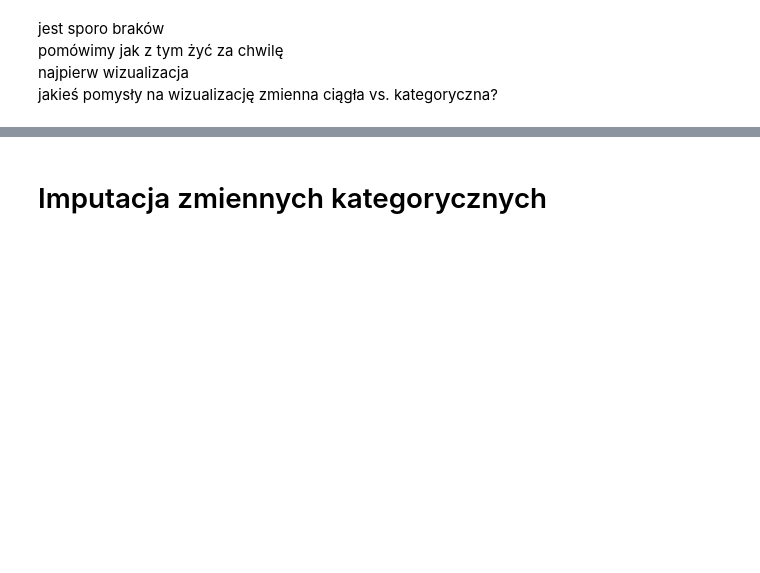
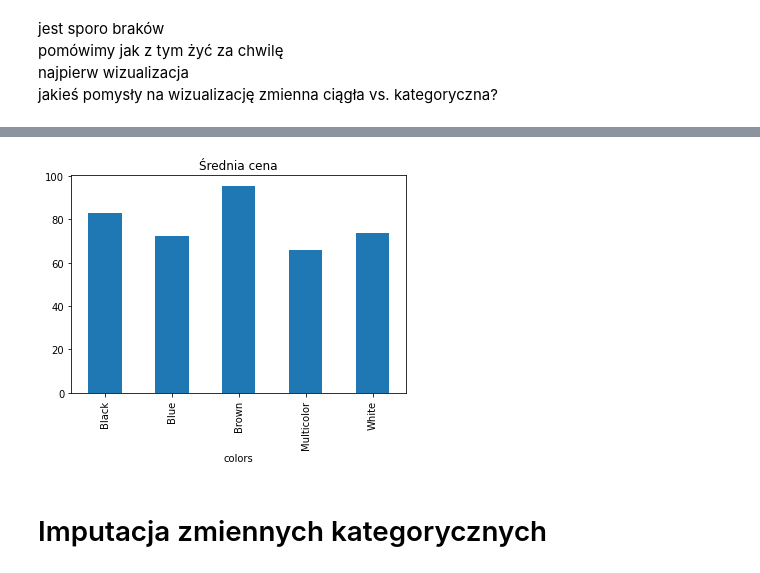
Before and after one commit to mini-pw/2021L-WUM, a Jupyter notebook: Materialy/Grupa3/lab_02.ipynb, the cells around one changed output, grey strips where cells are left out. Drawn from its saved outputs; the diff is of its cells as text; code cells hidden in the pictures; blank space fills up the shorter version.

```diff
--- a/Materialy/Grupa3/lab_02.ipynb
+++ b/Materialy/Grupa3/lab_02.ipynb
@@ -39,3 +96,6 @@ które kolumny trzeba przekształcić?
+# %%
+# @conclusions
+shoes_df_drop=shoes_df_drop.drop(['sourceurls', 'imageurls', 'ean', 'upc', 'keys'], axis=1)
 # %%
 # popatrzmy na kolory butów
 shoes_df_drop['colors'].value_counts()
@@ -58,9 +142,10 @@ plt.show()
 # %%
 popular_colors=shoes_df_drop.loc[shoes_df_drop['colors'].isin(shoes_df_drop['colors'].value_counts().index[:5])]
 mean_price_popular_colors=popular_colors.groupby('colors')['prices_amountmin'].mean()
 mean_price_popular_colors.plot(kind='bar', title='Średnia cena')
-plt.
 plt.show()
+# %% [output]
+[figure, added]
 # %% [markdown]
 # Imputacja zmiennych kategorycznych
 # %% [markdown]
```
Also changed, not shown: parts of 40 cells of this notebook, 2 other files.
